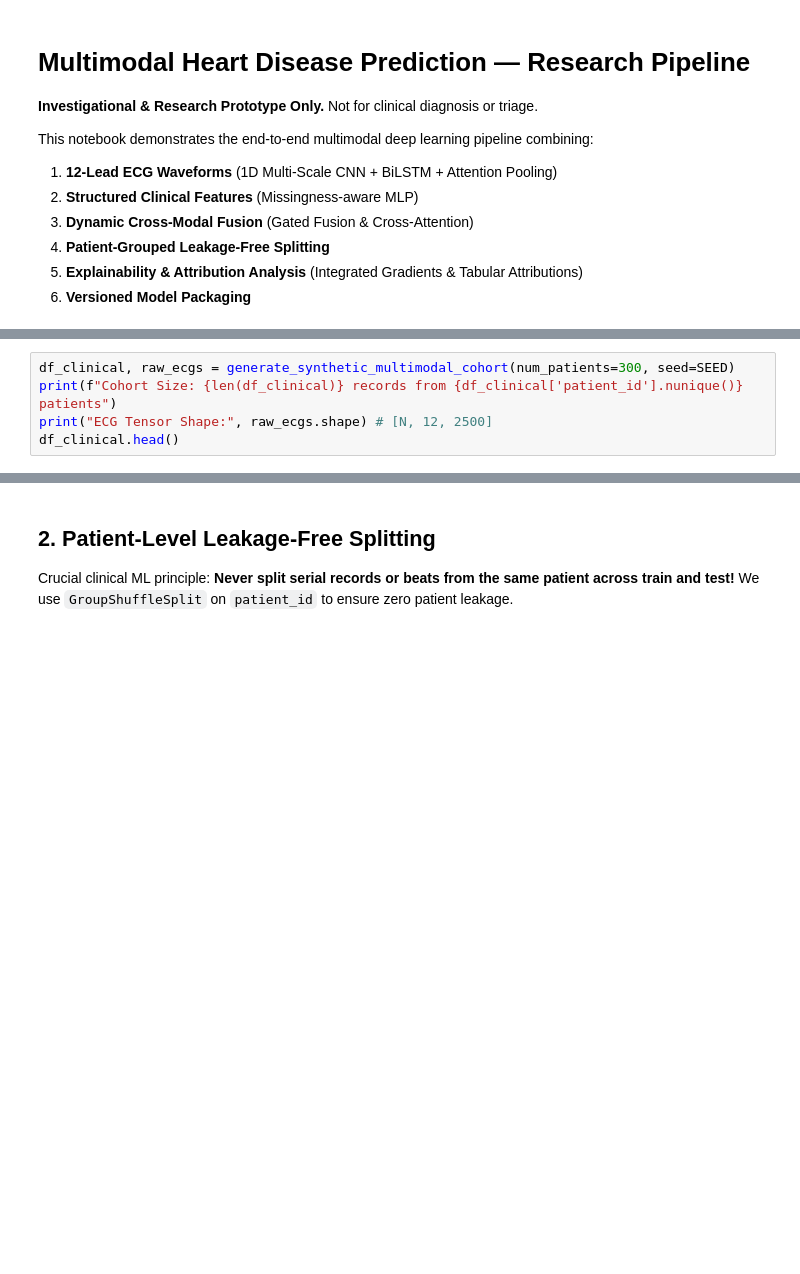
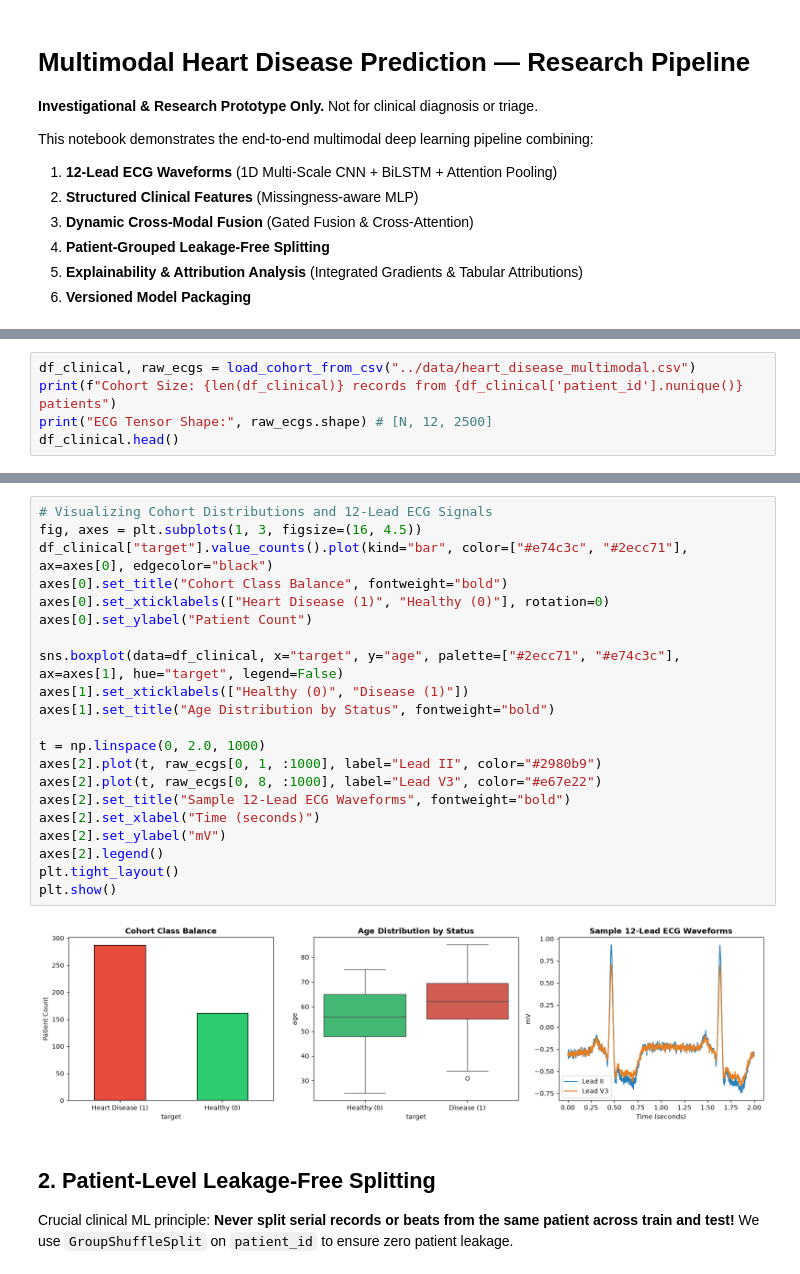
Before and after one commit to adarshgaurav1951/Multimodal-Deep-Learning-Framework-for-Heart-Disease-Prediction, a Jupyter notebook: notebooks/multimodal_heart_disease_pipeline.ipynb, the cells around one changed output, grey strips where cells are left out. Cells and saved outputs as stored; diff of their text form; blank space fills up the shorter version.

```diff
--- a/notebooks/multimodal_heart_disease_pipeline.ipynb
+++ b/notebooks/multimodal_heart_disease_pipeline.ipynb
@@ -43,5 +44,5 @@ We generate a cohort of 300 patients with correlated clinical risk scores and 12
 # %%
-df_clinical, raw_ecgs = generate_synthetic_multimodal_cohort(num_patients=300, seed=SEED)
+df_clinical, raw_ecgs = load_cohort_from_csv("../data/heart_disease_multimodal.csv")
 print(f"Cohort Size: {len(df_clinical)} records from {df_clinical['patient_id'].nunique()} patients")
 print("ECG Tensor Shape:", raw_ecgs.shape) # [N, 12, 2500]
 df_clinical.head()
@@ -48,3 +58,26 @@ df_clinical.head()
+# %%
+# Visualizing Cohort Distributions and 12-Lead ECG Signals
+fig, axes = plt.subplots(1, 3, figsize=(16, 4.5))
+df_clinical["target"].value_counts().plot(kind="bar", color=["#e74c3c", "#2ecc71"], ax=axes[0], edgecolor="black")
+axes[0].set_title("Cohort Class Balance", fontweight="bold")
+axes[0].set_xticklabels(["Heart Disease (1)", "Healthy (0)"], rotation=0)
+axes[0].set_ylabel("Patient Count")
+
+sns.boxplot(data=df_clinical, x="target", y="age", palette=["#2ecc71", "#e74c3c"], ax=axes[1], hue="target", legend=False)
+axes[1].set_xticklabels(["Healthy (0)", "Disease (1)"])
+axes[1].set_title("Age Distribution by Status", fontweight="bold")
+
+t = np.linspace(0, 2.0, 1000)
+axes[2].plot(t, raw_ecgs[0, 1, :1000], label="Lead II", color="#2980b9")
+axes[2].plot(t, raw_ecgs[0, 8, :1000], label="Lead V3", color="#e67e22")
+axes[2].set_title("Sample 12-Lead ECG Waveforms", fontweight="bold")
+axes[2].set_xlabel("Time (seconds)")
+axes[2].set_ylabel("mV")
+axes[2].legend()
+plt.tight_layout()
+plt.show()
+# %% [output]
+[figure, added]
 # %% [markdown]
 ## 2. Patient-Level Leakage-Free Splitting
 
```
Also changed, not shown: parts of 10 cells of this notebook, 43 other files.
